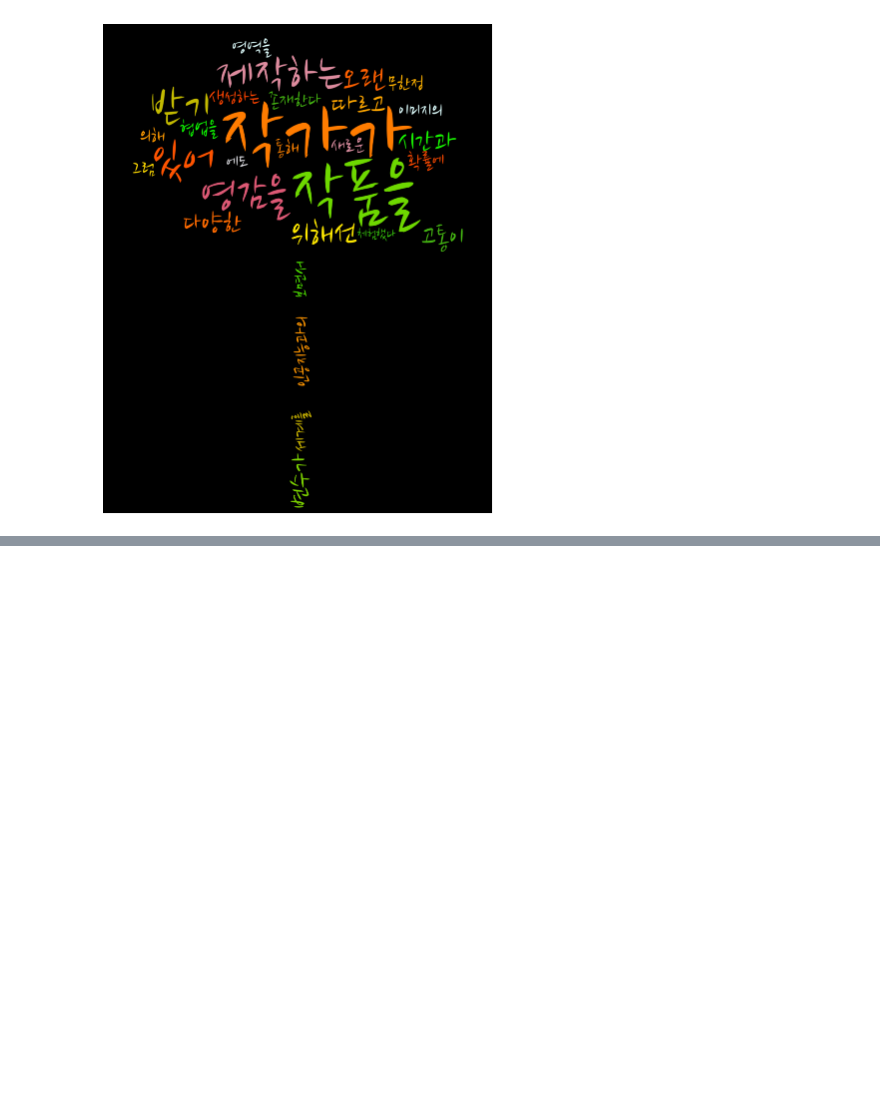
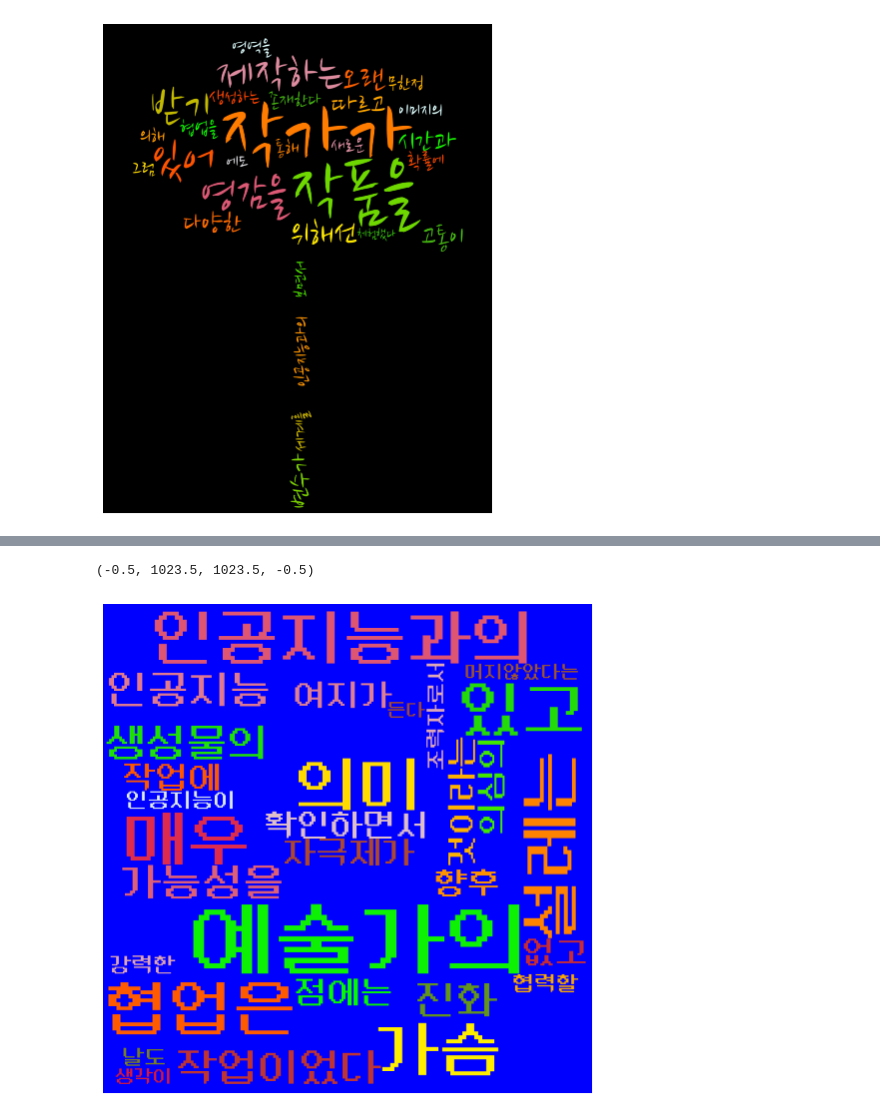
Before and after one commit to artjow/-, a Jupyter notebook: 워드클라우드_시각화하기.ipynb, the cells around one changed output, grey strips where cells are left out. Drawn from its saved outputs; the diff is of its cells as text; code cells hidden in the pictures; blank space fills up the shorter version.

```diff
--- a/워드클라우드_시각화하기.ipynb
+++ b/워드클라우드_시각화하기.ipynb
@@ -376,0 +384,25 @@ plt.axis("off")
+# %%
+mask = np.array(Image.open("/content/HKT.jpg"))
+# Reading the script
+script = open("/content/Write_HKT.txt").read()
+# Set of Stop words
+stopwords = set(STOPWORDS)
+stopwords.add("will")
+
+from matplotlib.colors import LinearSegmentedColormap
+colors = ["#FFFF00", "#FF4500","#FFA500","#00FF00","#DC143C","#E0FFFF"]
+cmap = LinearSegmentedColormap.from_list("jet", colors)
+
+# Create WordCloud Object
+wc = WordCloud(background_color="blue", stopwords=stopwords,
+                 font_path="DungGeunMo.ttf",
+               width=1024, height=1024, mask=mask, colormap=cmap)
+wc.generate(script)
+
+
+plt.figure()
+plt.imshow(wc, interpolation="bilinear")
+plt.axis("off")
+# %% [output]
+(-0.5, 1023.5, 1023.5, -0.5)
+[figure, added]
```
Also changed, not shown: parts of 1 cell of this notebook.
